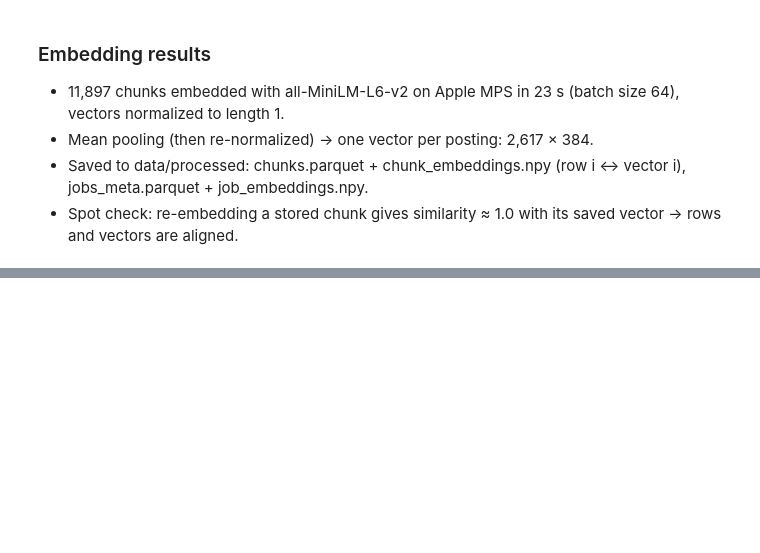
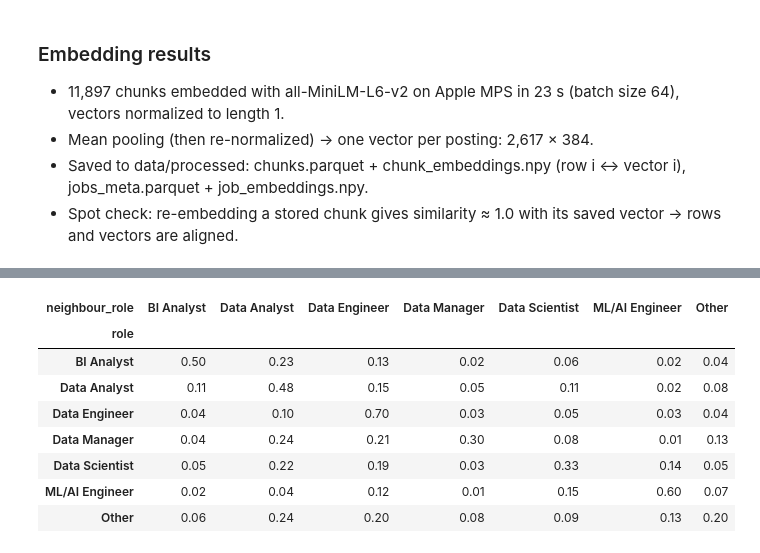
Before and after one commit to rouzbeh-enayatzadeh/skillscope, a Jupyter notebook: notebooks/04_embeddings.ipynb, the cells around one changed output, grey strips where cells are left out. Cells and saved outputs as stored; diff of their text form; code cells hidden in the pictures; blank space fills up the shorter version.

```diff
--- a/notebooks/04_embeddings.ipynb
+++ b/notebooks/04_embeddings.ipynb
@@ -220,0 +244,14 @@ next chunk (different text): 0.6852
+# %%
+# For each posting: share of its 10 nearest neighbours (cosine) with the same role
+sim = job_emb @ job_emb.T
+np.fill_diagonal(sim, -1)          # a posting is not its own neighbour
+
+k = 10
+nn = np.argsort(-sim, axis=1)[:, :k]
+roles_arr = jobs_meta["role"].to_numpy()
+same_share = (roles_arr[nn] == roles_arr[:, None]).mean(axis=1)
+
+knn = pd.DataFrame({"role": roles_arr, "same": same_share}).groupby("role")["same"].mean()
+baseline = jobs_meta["role"].value_counts(normalize=True)
+pd.DataFrame({"knn_same_role": knn, "random_baseline": baseline}).round(2) \
+  .sort_values("knn_same_role", ascending=False)
@@ -220,0 +268,14 @@ next chunk (different text): 0.6852
+# %%
+# Where do the 10 nearest neighbours of each role come from?
+nn_roles = pd.DataFrame({"role": np.repeat(roles_arr, k), "neighbour_role": roles_arr[nn].ravel()})
+pd.crosstab(nn_roles["role"], nn_roles["neighbour_role"], normalize="index").round(2)
+# %% [output]
+| neighbour_role | BI Analyst | Data Analyst | Data Engineer | Data Manager | Data Scientist | ML/AI Engineer | Other |
+| role |  |  |  |  |  |  |  |
+| BI Analyst | 0.50 | 0.23 | 0.13 | 0.02 | 0.06 | 0.02 | 0.04 |
+| Data Analyst | 0.11 | 0.48 | 0.15 | 0.05 | 0.11 | 0.02 | 0.08 |
+| Data Engineer | 0.04 | 0.10 | 0.70 | 0.03 | 0.05 | 0.03 | 0.04 |
+| Data Manager | 0.04 | 0.24 | 0.21 | 0.30 | 0.08 | 0.01 | 0.13 |
+| Data Scientist | 0.05 | 0.22 | 0.19 | 0.03 | 0.33 | 0.14 | 0.05 |
+| ML/AI Engineer | 0.02 | 0.04 | 0.12 | 0.01 | 0.15 | 0.60 | 0.07 |
+| Other | 0.06 | 0.24 | 0.20 | 0.08 | 0.09 | 0.13 | 0.20 |
```
Also changed, not shown: parts of 5 cells of this notebook, 1 other file.
